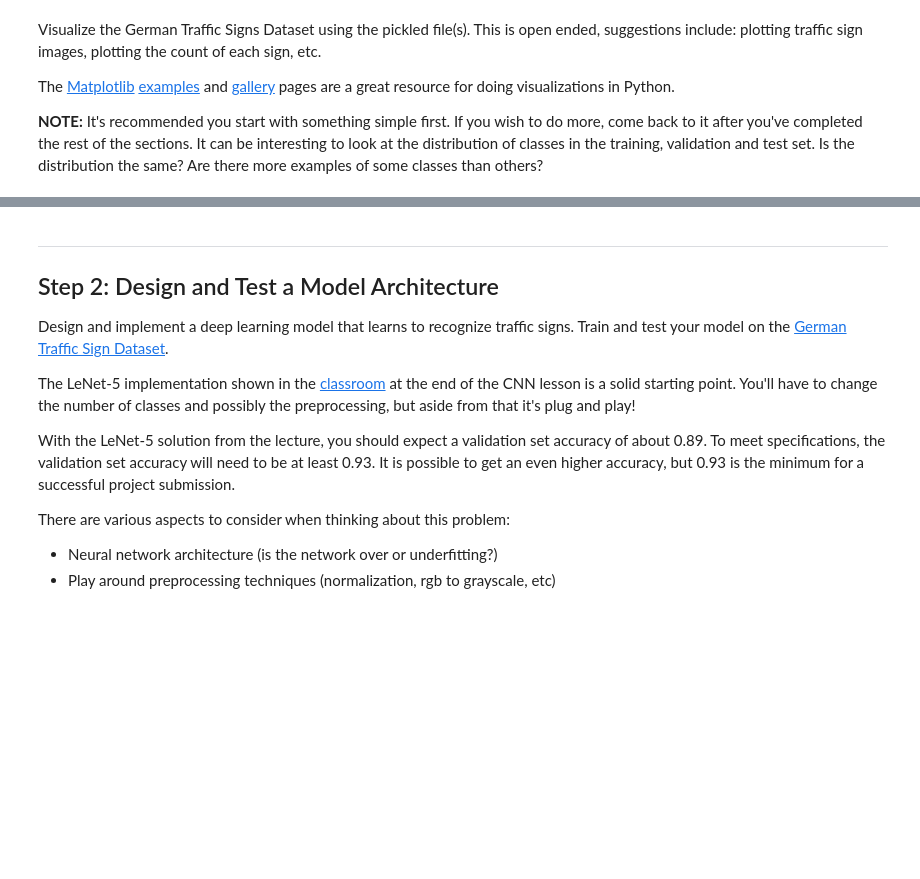
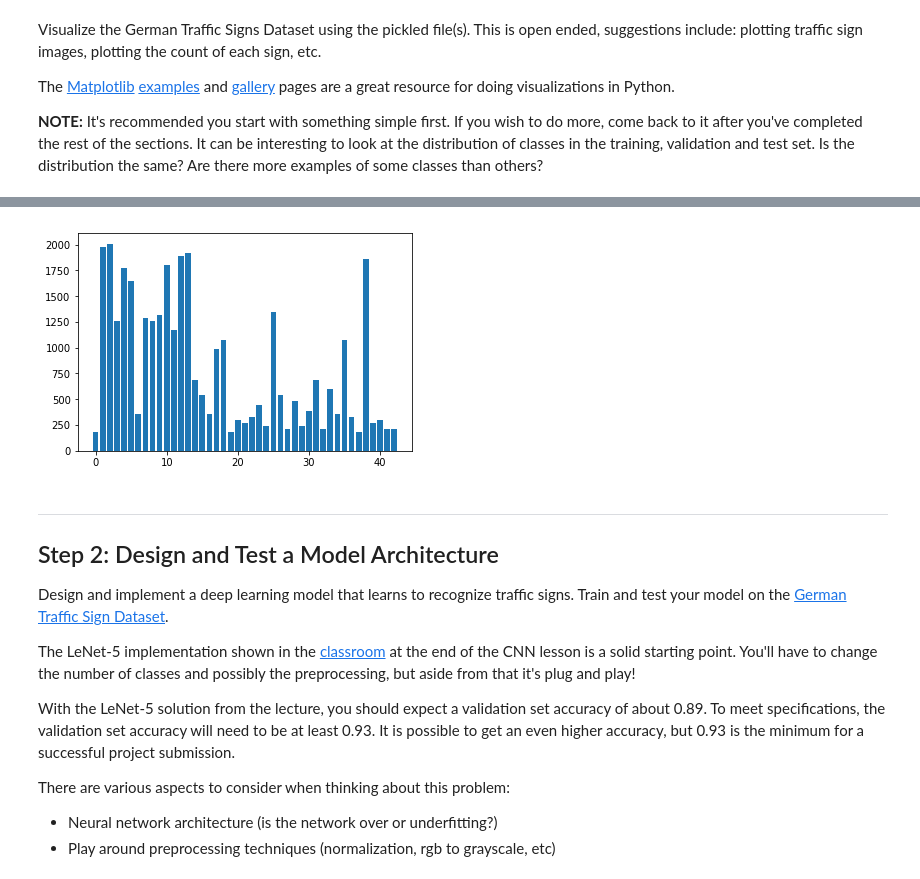
Before and after one commit to tonyxxq/Traffic-Sign-Classifier, a Jupyter notebook: Traffic_Sign_Classifier.ipynb, the cells around one changed output, grey strips where cells are left out. Drawn from its saved outputs; the diff is of its cells as text; code cells hidden in the pictures; blank space fills up the shorter version.

```diff
--- a/Traffic_Sign_Classifier.ipynb
+++ b/Traffic_Sign_Classifier.ipynb
@@ -121,3 +125,19 @@ y = y_train_dict.values()
+# %%
+# calculate the frequency of each category sign
+y_name_count = dict()
+for sign in y_train:
+    count = y_name_count.get(sign)
+    if count == None:
+        y_name_count[sign] = 0
+    else:
+        y_name_count[sign] = count + 1
+# plot the count of each sign
+x = list(y_name_count.keys())
+y = list(y_name_count.values())
+plt.bar(x, y)
+plt.show()
+# %% [output]
+[figure, added]
 # %% [markdown]
 ----
 
```
Also changed, not shown: parts of 22 cells of this notebook.
